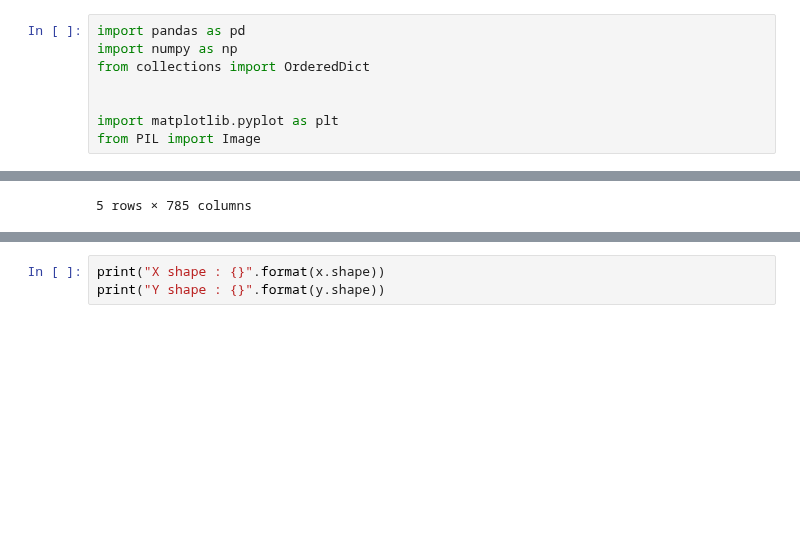
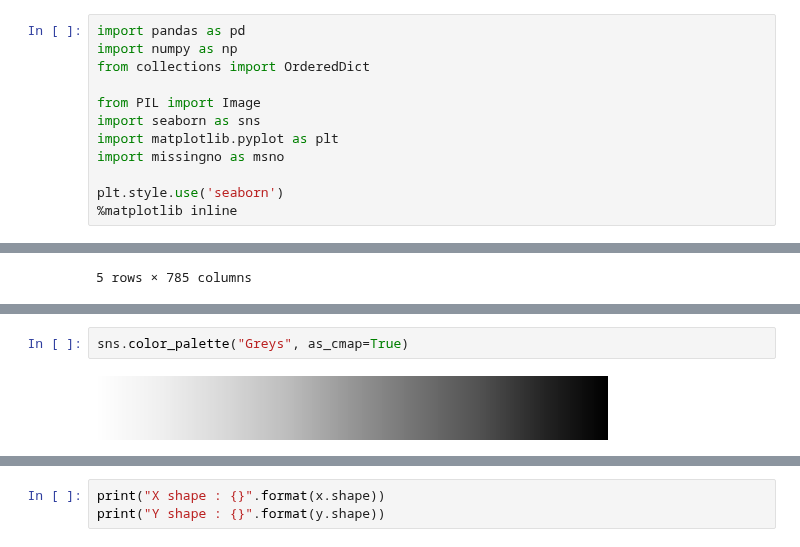
Before and after one commit to jerife/Kaggle, a Jupyter notebook: 10 Digit Recognizer.ipynb, the cells around one changed output, grey strips where cells are left out. Saved outputs shown, nothing was run; the diff lists cells and outputs as text; blank space fills up the shorter version.

```diff
--- a/10 Digit Recognizer.ipynb
+++ b/10 Digit Recognizer.ipynb
@@ -25,9 +47,13 @@ import pandas as pd
 import numpy as np
 from collections import OrderedDict
 
+from PIL import Image
+import seaborn as sns
+import matplotlib.pyplot as plt
+import missingno as msno
 
-import matplotlib.pyplot as plt
-from PIL import Image
+plt.style.use('seaborn')
+%matplotlib inline
 # %%
 import torch
 import torch.nn as nn
@@ -50,0 +118,4 @@ train_df.head()
+# %%
+sns.color_palette("Greys", as_cmap=True)
+# %% [output]
+[figure, added]
```
Also changed, not shown: parts of 44 cells of this notebook.
